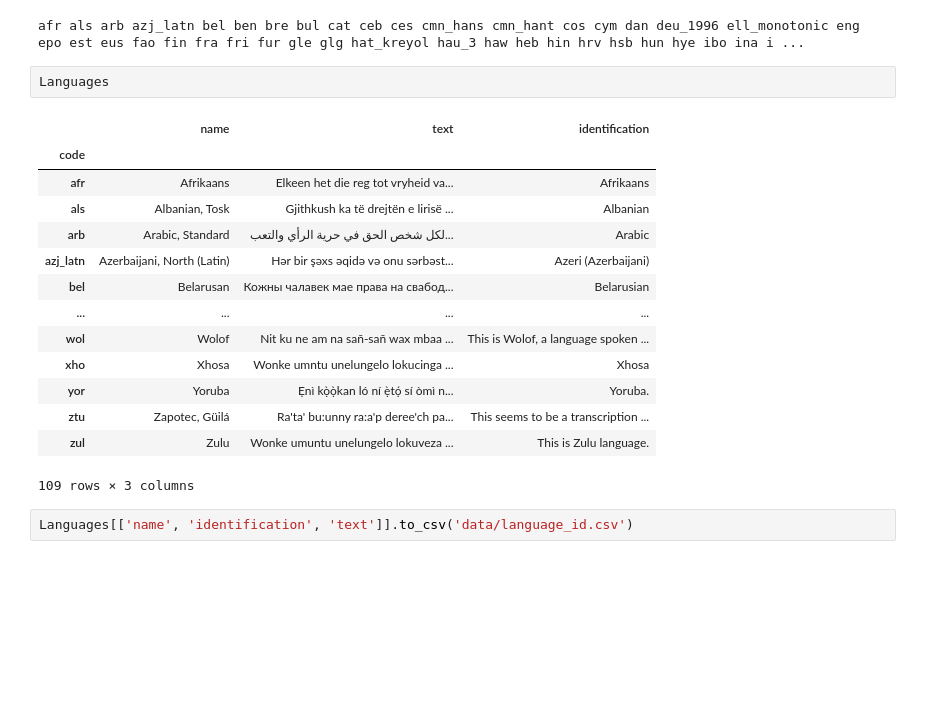
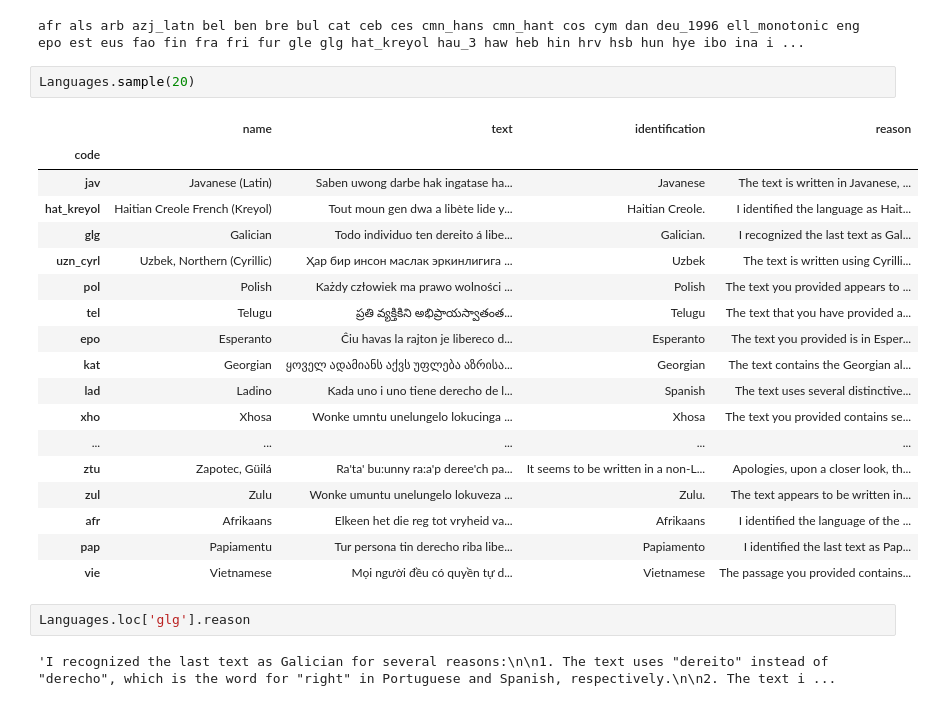
Before and after one commit to kebuhcah/openai-notebooks, a Jupyter notebook: language-id.ipynb, the cells around one changed output. Saved outputs shown, nothing was run; the diff lists cells and outputs as text; blank space fills up the shorter version.

Commit message:
fetch reasons for language identifications

```diff
--- a/language-id.ipynb
+++ b/language-id.ipynb
@@ -127,21 +118,27 @@ for code in Languages.index:
 # %% [output]
 afr als arb azj_latn bel ben bre bul cat ceb ces cmn_hans cmn_hant cos cym dan deu_1996 ell_monotonic eng epo est eus fao fin fra fri fur gle glg hat_kreyol hau_3 haw heb hin hrv hsb hun hye ibo ina i ...
 # %%
-Languages
+Languages.sample(20)
 # %% [output]
-|  | name | text | identification |
-| code |  |  |  |
-| afr | Afrikaans | Elkeen het die reg tot vryheid va... | Afrikaans |
-| als | Albanian, Tosk | Gjithkush ka të drejtën e lirisë ... | Albanian |
-| arb | Arabic, Standard | لكل شخص الحق في حرية الرأي والتعب... | Arabic |
-| azj_latn | Azerbaijani, North (Latin) | Hər bir şəxs əqidə və onu sərbəst... | Azeri (Azerbaijani) |
-| bel | Belarusan | Кожны чалавек мае права на свабод... | Belarusian |
-| ... | ... | ... | ... |
-| wol | Wolof | Nit ku ne am na sañ-sañ wax mbaa ... | This is Wolof, a language spoken ... |
-| xho | Xhosa | Wonke umntu unelungelo lokucinga ... | Xhosa |
-| yor | Yoruba | Ẹnì kọ̀ọ̀kan ló ní ẹ̀tọ́ sí òmì n... | Yoruba. |
-| ztu | Zapotec, Güilá | Ra'ta' bu:unny ra:a'p deree'ch pa... | This seems to be a transcription ... |
-| zul | Zulu | Wonke umuntu unelungelo lokuveza ... | This is Zulu language. |
+|  | name | text | identification | reason |
+| code |  |  |  |  |
+| jav | Javanese (Latin) | Saben uwong darbe hak ingatase ha... | Javanese | The text is written in Javanese, ... |
+| hat_kreyol | Haitian Creole French (Kreyol) | Tout moun gen dwa a libète lide y... | Haitian Creole. | I identified the language as Hait... |
+| glg | Galician | Todo individuo ten dereito á libe... | Galician. | I recognized the last text as Gal... |
+| uzn_cyrl | Uzbek, Northern (Cyrillic) | Ҳар бир инсон маслак эркинлигига ... | Uzbek | The text is written using Cyrilli... |
+| pol | Polish | Każdy człowiek ma prawo wolności ... | Polish | The text you provided appears to ... |
+| tel | Telugu | ప్రతి వ్యక్తికిని అభిప్రాయస్వాతంత... | Telugu | The text that you have provided a... |
+| epo | Esperanto | Ĉiu havas la rajton je libereco d... | Esperanto | The text you provided is in Esper... |
+| kat | Georgian | ყოველ ადამიანს აქვს უფლება აზრისა... | Georgian | The text contains the Georgian al... |
+| lad | Ladino | Kada uno i uno tiene derecho de l... | Spanish | The text uses several distinctive... |
+| xho | Xhosa | Wonke umntu unelungelo lokucinga ... | Xhosa | The text you provided contains se... |
+| ... | ... | ... | ... | ... |
+| ztu | Zapotec, Güilá | Ra'ta' bu:unny ra:a'p deree'ch pa... | It seems to be written in a non-L... | Apologies, upon a closer look, th... |
+| zul | Zulu | Wonke umuntu unelungelo lokuveza ... | Zulu. | The text appears to be written in... |
+| afr | Afrikaans | Elkeen het die reg tot vryheid va... | Afrikaans | I identified the language of the ... |
+| pap | Papiamentu | Tur persona tin derecho riba libe... | Papiamento | I identified the last text as Pap... |
+| vie | Vietnamese | Mọi người đều có quyền tự d... | Vietnamese | The passage you provided contains... |
-109 rows × 3 columns
-# %%
-Languages[['name', 'identification', 'text']].to_csv('data/language_id.csv')
+# %%
+Languages.loc['glg'].reason
+# %% [output]
+'I recognized the last text as Galician for several reasons:\n\n1. The text uses "dereito" instead of "derecho", which is the word for "right" in Portuguese and Spanish, respectively.\n\n2. The text i ...
```
Also changed, not shown: parts of 2 cells of this notebook.
